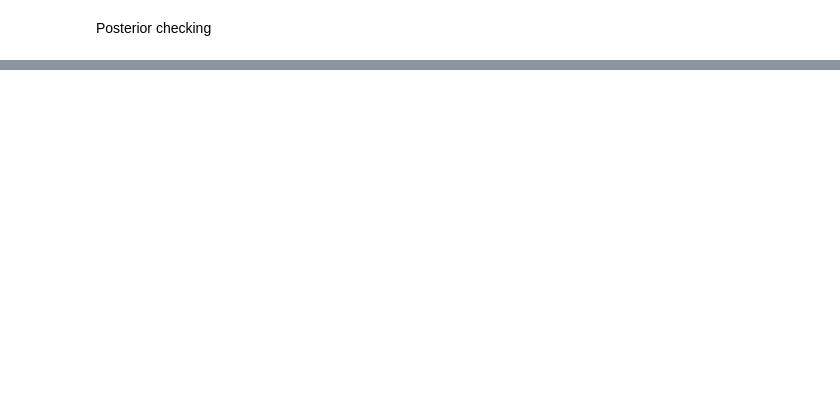
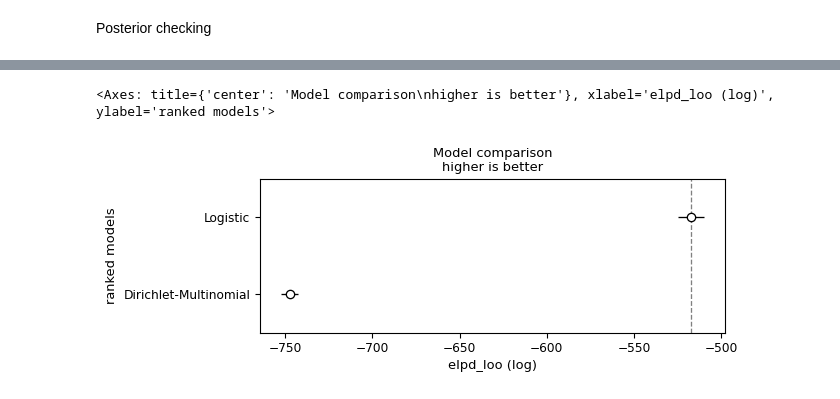
Before and after one commit to DrEntropy/multinom, a Jupyter notebook: random_effects_mn.ipynb, the cells around one changed output, grey strips where cells are left out. Cells and saved outputs as stored; diff of their text form; code cells hidden in the pictures; blank space fills up the shorter version.

```diff
--- a/random_effects_mn.ipynb
+++ b/random_effects_mn.ipynb
@@ -413,0 +412,18 @@ plt.show()
+# %%
+
+with pm.Model() as dm_model:
+
+    group_idx = pm.Data("group_idx", agg_df["group_id"].values)
+    count_obs = pm.Data("count_obs", agg_df[["cat_0","cat_1","cat_2"]].values)
+    total_obs = pm.Data("total_obs", agg_df["total"].values)
+
+    num_categories = count_obs.shape[1]
+
+    concentration = pm.HalfNormal('concentration', sigma=5, shape=num_categories) #prior for Dirichlet
+    group_alpha = pm.Dirichlet('group_alpha', a=concentration, shape=(agg_df["group_id"].nunique(), num_categories))
+
+
+
+    pm.DirichletMultinomial('obs', a=group_alpha[group_idx] , n=total_obs, observed=count_obs)
+
+    dm_trace = pm.sample(idata_kwargs={"log_likelihood": True})
@@ -413,0 +484,10 @@ plt.show()
+# %%
+loo_logistic = az.loo(trace)
+loo_dm = az.loo(dm_trace)
+
+comparison = az.compare({'Logistic': loo_logistic, 'Dirichlet-Multinomial': loo_dm})
+
+az.plot_compare(comparison)
+# %% [output]
+<Axes: title={'center': 'Model comparison\nhigher is better'}, xlabel='elpd_loo (log)', ylabel='ranked models'>
+[figure, added]
```
Also changed, not shown: parts of 15 cells of this notebook.
